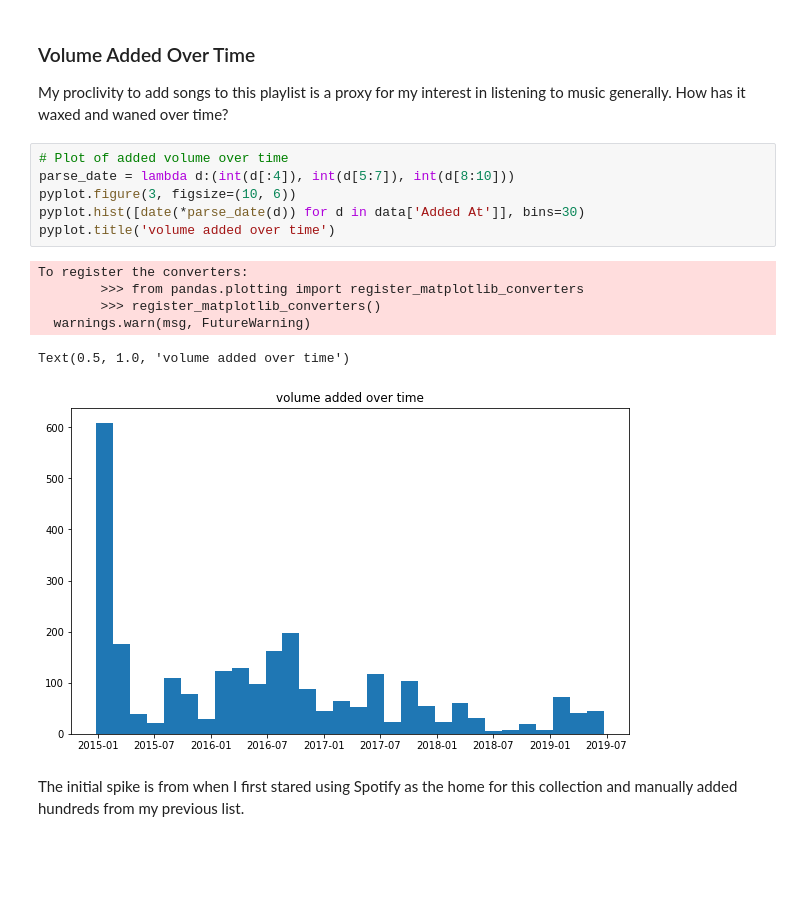
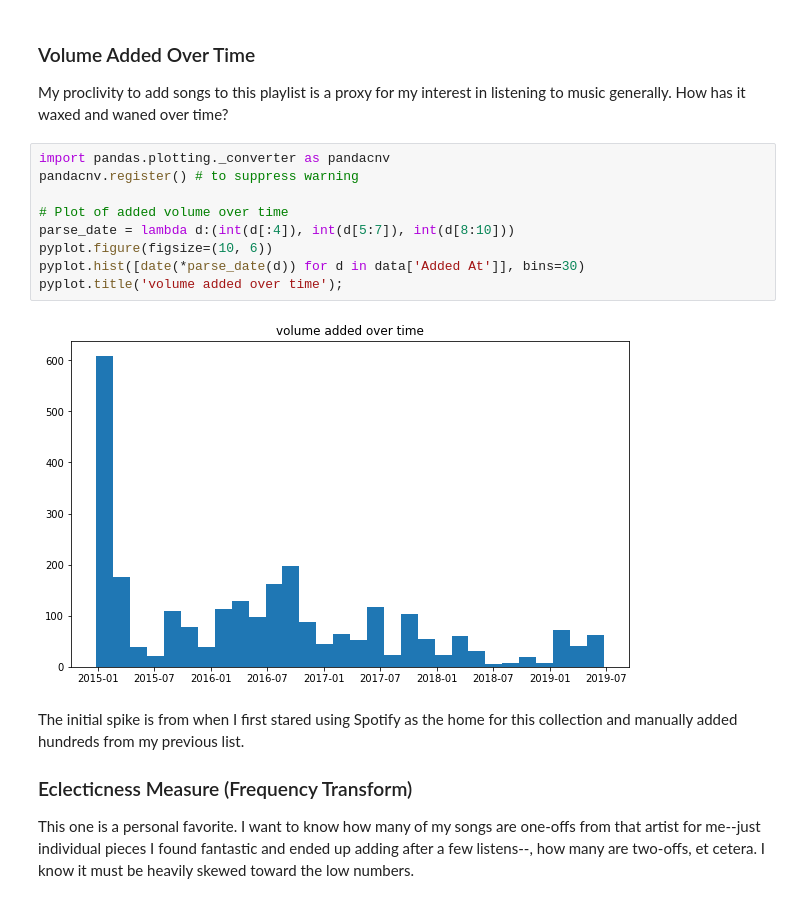
Before and after one commit to pavelkomarov/exportify, a Jupyter notebook: taste_analysis.ipynb, the cells around one changed output. Drawn from its saved outputs; the diff is of its cells as text; blank space fills up the shorter version.

```diff
--- a/taste_analysis.ipynb
+++ b/taste_analysis.ipynb
@@ -121,17 +122,19 @@ Text(0.5, 1.0, 'top 50')
 
 My proclivity to add songs to this playlist is a proxy for my interest in listening to music generally. How has it waxed and waned over time?
 # %%
+import pandas.plotting._converter as pandacnv
+pandacnv.register() # to suppress warning
+
 # Plot of added volume over time
 parse_date = lambda d:(int(d[:4]), int(d[5:7]), int(d[8:10]))
-pyplot.figure(3, figsize=(10, 6))
+pyplot.figure(figsize=(10, 6))
 pyplot.hist([date(*parse_date(d)) for d in data['Added At']], bins=30)
-pyplot.title('volume added over time')
+pyplot.title('volume added over time');
 # %% [output]
-To register the converters:
-        >>> from pandas.plotting import register_matplotlib_converters
-        >>> register_matplotlib_converters()
-  warnings.warn(msg, FutureWarning)
-Text(0.5, 1.0, 'volume added over time')
-[figure, old version]
+[figure, new version]
 # %% [markdown]
 The initial spike is from when I first stared using Spotify as the home for this collection and manually added hundreds from my previous list.
+
+### Eclecticness Measure (Frequency Transform)
+
+This one is a personal favorite. I want to know how many of my songs are one-offs from that artist for me--just individual pieces I found fantastic and ended up adding after a few listens--, how many are two-offs, et cetera. I know it must be heavily skewed toward the low numbers.
```
Also changed, not shown: parts of 17 cells of this notebook, 3 other files.
